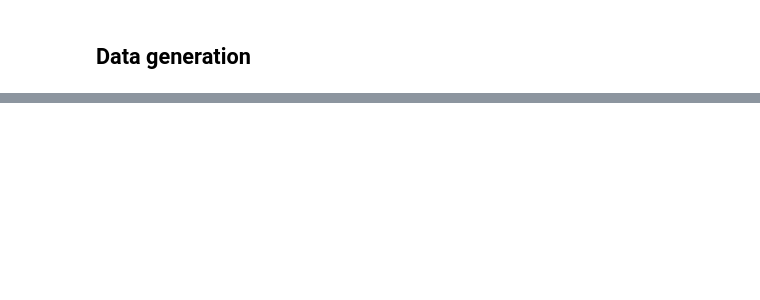
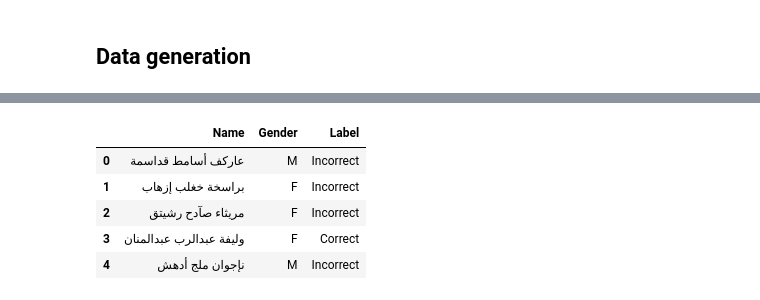
Before and after one commit to mahmodKhaled/Name-Verification-Model, a Jupyter notebook: Name_Verification_model.ipynb, the cells around one changed output, grey strips where cells are left out. Cells and saved outputs as stored; diff of their text form; code cells hidden in the pictures; blank space fills up the shorter version.

```diff
--- a/Name_Verification_model.ipynb
+++ b/Name_Verification_model.ipynb
@@ -252,0 +307,3 @@ fake_names.describe()
+# %%
+# check and remove duplicates
+f_names2 = check_duplicates(f_names, 'fake names')
@@ -252,0 +313,7 @@ fake_names.describe()
+# %%
+# check to see if there is a fake name exist in real names
+# False indicates that this name will be deleted from the fake names dataset
+# True indicates that this name will remain exist in the fake names dataset
+fake_real_mask = [False if name in names['Name'] else True for name in f_names2['Name']]
+print('Number of fake names that exist in real arabic names', len([fake_real_mask == False]))
+fake_names = f_names2[fake_real_mask]
@@ -252,0 +328,22 @@ fake_names.describe()
+# %%
+# full names with real arabic names
+full_names_real = generator.generate_full_name(mode='Real', data=names,num_of_names=162)
+# full names with fake arabic names
+full_names_fake = generator.generate_full_name(mode='Fake', data=fake_names,num_of_names=15)
+# %%
+# combine the two dataset together into one
+full_names = pd.concat([full_names_real,full_names_fake])
+# shuffle the data
+full_names = full_names.sample(frac=1)
+# reset index
+full_names = full_names.reset_index(drop=True)
+# %%
+# view first 5 rows of the full_names dataset
+full_names.head()
+# %% [output]
+|  | Name | Gender | Label |
+| 0 | عاركف أسامط قداسمة | M | Incorrect |
+| 1 | براسخة خغلب إزهاب | F | Incorrect |
+| 2 | مريثاء صآدح رشيتق | F | Incorrect |
+| 3 | وليفة عبدالرب عبدالمنان | F | Correct |
+| 4 | نإجوان ملج أدهش | M | Incorrect |
```
Also changed, not shown: parts of 35 cells of this notebook.
